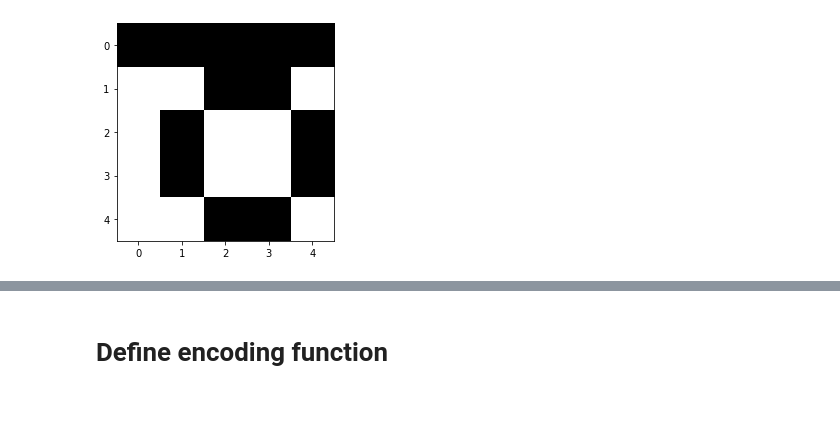
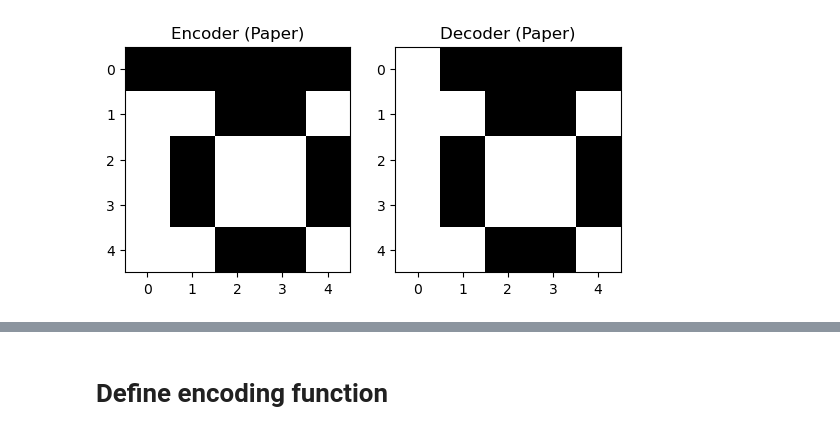
Before and after one commit to jornelasmunoz/UCM_Undergraduate_Research, a Jupyter notebook: jornelasmunoz/notebooks/Generate MURA.ipynb, the cells around one changed output, grey strips where cells are left out. Cells and saved outputs as stored; diff of their text form; code cells hidden in the pictures; blank space fills up the shorter version.

```diff
--- a/jornelasmunoz/notebooks/Generate MURA.ipynb
+++ b/jornelasmunoz/notebooks/Generate MURA.ipynb
@@ -11,8 +17,24 @@ import matplotlib.pyplot as plt
 # %%
 # A is the 5x5 MURA aperture
-A = [[0,0,0,0,0], [1,1,0,0,1], [1,0,1,1,0], [1,0,1,1,0],[1,1,0,0,1]]
-plt.imshow(A, cmap='gray')
+# from thr Gottesman and Fenimore paper
+A = [[0,0,0,0,0],
+     [1,1,0,0,1],
+     [1,0,1,1,0],
+     [1,0,1,1,0],
+     [1,1,0,0,1]]
+G = [[1,-1,-1,-1,-1],
+     [1,1,-1,-1,1],
+     [1,-1,1,1,-1],
+     [1,-1,1,1,-1],
+     [1,1,-1,-1,1]]
+
+fig, axs = plt.subplots(1,2)
+axs = axs.ravel()
+axs[0].imshow(A, cmap='gray')
+axs[1].imshow(G, cmap='gray')
+axs[0].set_title("Encoder (Paper)")
+axs[1].set_title("Decoder (Paper)")
 plt.show()
 # %% [output]
-[figure, old version]
+[figure, new version]
 # %%
```
Also changed, not shown: parts of 18 cells of this notebook.
